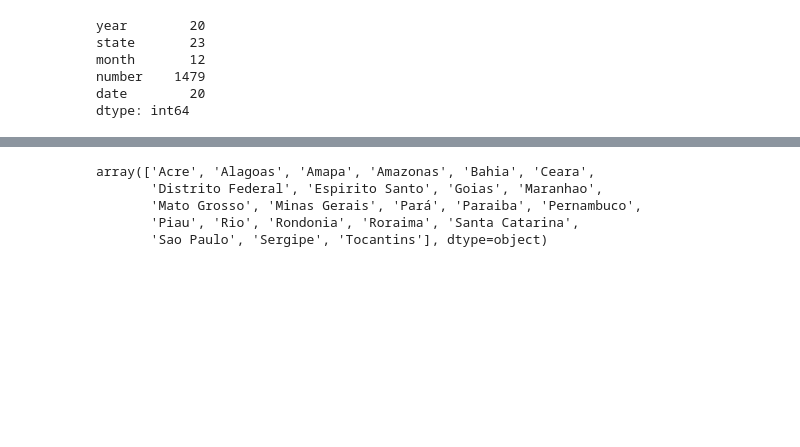
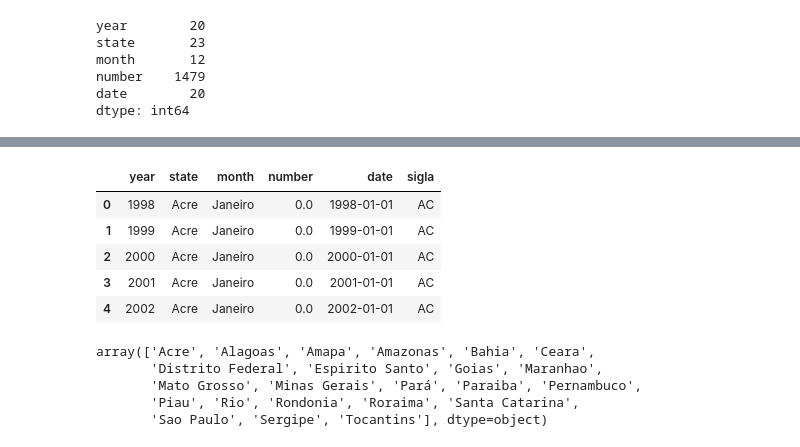
Before and after one commit to JoaoPauloCavalcante/Python_para_Analise_de_Dados_Data_Viking, a Jupyter notebook: projeto_pratico_10_analise_incendios_florestais.ipynb, the cells around one changed output, grey strips where cells are left out. Saved outputs shown, nothing was run; the diff lists cells and outputs as text; code cells hidden in the pictures; blank space fills up the shorter version.

```diff
--- a/projeto_pratico_10_analise_incendios_florestais.ipynb
+++ b/projeto_pratico_10_analise_incendios_florestais.ipynb
@@ -94,0 +97,36 @@ dtype: int64
+# %%
+estados = {
+    'estado': ['Acre', 'Alagoas', 'Amapa', 'Amazonas', 'Bahia', 'Ceara',
+       'Distrito Federal', 'Espirito Santo', 'Goias', 'Maranhao',
+       'Mato Grosso', 'Minas Gerais', 'Pará', 'Paraiba', 'Pernambuco',
+       'Piau', 'Rio', 'Rondonia', 'Roraima', 'Santa Catarina',
+       'Sao Paulo', 'Sergipe', 'Tocantins'],
+    'sigla':['AC',
+    'AL',
+    'AP',
+    'AM',
+    'BA',
+    'CE',
+    'DF',
+    'ES',
+    'GO',
+    'MA',
+    'MT',
+    'MG',
+    'PA',
+    'PB',
+    'PE',
+    'PI',
+    'RJ',
+    'RO',
+    'RR',
+    'SC',
+    'SP',
+    'SE',
+    'TO']
+}
+
+
+
+df_estados = pd.DataFrame(estados)
+df_estados.head()
@@ -95,3 +140,14 @@ dtype: int64
+# %%
+base_dados = pd.merge(base_dados, df_estados, left_on=['state'], right_on=['estado'], how='left')
+base_dados = base_dados.drop(columns=['estado'])
+base_dados.head()
+# %% [output]
+|  | year | state | month | number | date | sigla |
+| 0 | 1998 | Acre | Janeiro | 0.0 | 1998-01-01 | AC |
+| 1 | 1999 | Acre | Janeiro | 0.0 | 1999-01-01 | AC |
+| 2 | 2000 | Acre | Janeiro | 0.0 | 2000-01-01 | AC |
+| 3 | 2001 | Acre | Janeiro | 0.0 | 2001-01-01 | AC |
+| 4 | 2002 | Acre | Janeiro | 0.0 | 2002-01-01 | AC |
 # %%
 base_dados['state'].unique()
 # %% [output]
```
Also changed, not shown: parts of 10 cells of this notebook, 1 other file.
